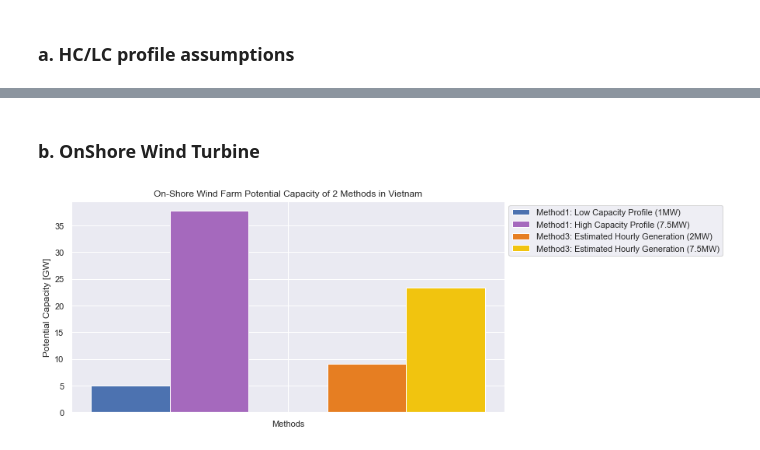
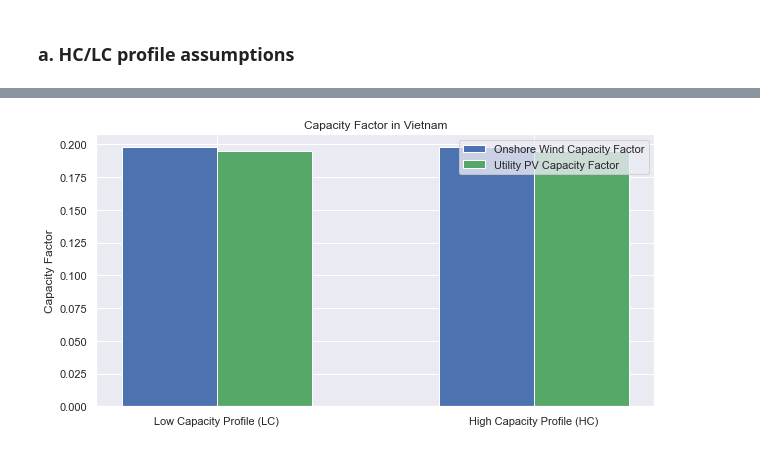
Before and after one commit to agoenergy/Assessment-of-Renewable-Energy-Potentials-based-on-Land-Availability, a Jupyter notebook: 03_capacity_generation_analysis.ipynb, the cells around one changed output, grey strips where cells are left out. Cells and saved outputs as stored; diff of their text form; code cells hidden in the pictures.

Commit message:
v1.3.1
 v1.3.1 -  Update in [03 Capacity and generation analysis](03_capacity_generation_analysis.ipynb)

```diff
--- a/03_capacity_generation_analysis.ipynb
+++ b/03_capacity_generation_analysis.ipynb
@@ -40,7 +34,7 @@ def time_sort(input_df):
     # reset time column into date time and select it as new index
     input_df.set_index('local_time')
     # add year, month and day name
-    input_df['year'] = 2020
+    input_df['year'] = 2019
     input_df['month'] = pd.DatetimeIndex(input_df['local_time']).month
     input_df['day'] = pd.DatetimeIndex(input_df['local_time']).day
     input_df['hour'] = pd.DatetimeIndex(input_df['local_time']).hour
@@ -582,20 +322,0 @@ plt.show()
-# %%
-# Capacity Factor
-method_arr = ['Methods']
-y_pos = np.arange(1)
-#method1_arr = [pv_pc_lc, wt_pc_hc]
-#method2_arr = [pv_pc_lc, pv_pc_hc]
-#method3_arr = [pv_pc_lc, pv_pc_hc]
-bar_width = 0.35
-
-sns.set(rc={'figure.figsize':(10,5)})
-m1_pvlc_rects = plt.bar(y_pos - 0.4, pv_ag_lc_cf, width= 0.2,  color='b', label='Method1: Low Capacity Profile (250Wp, no tilt angle)')
-m1_pvhc_rects = plt.bar(y_pos - 0.2, pv_ag_hc_cf, width=0.2,  color='#A569BD', label='Method1: High Capacity Profile (650Wp, no tilt angle)')
-m2_pv25_rects = plt.bar(y_pos + 0.2, pv_2_cf25, width=0.2,  color='#E67E22', label='Method2: Estimated Hourly Generation (250Wp, 35% tilt angle)')
-m2_pv6_rects = plt.bar(y_pos + 0.4, pv_2_cf6, width=0.2,  color='#F1C40F', label='Method2: Estimated Hourly Generation (600Wp, 35% tilt angle)')
-plt.xticks(y_pos, method_arr)
-plt.ylabel('Capacity Factor')
-plt.title('Utility PV Capacity Factor n  of 2 Methods in Vietnam')
-plt.legend(loc='upper left', bbox_to_anchor=(1, 1))
-plt.savefig(r'Vietnam/03_output_stage3/03_pv_capacity_factor_comparison.tiff',bbox_inches='tight', dpi=300)
-plt.show()
@@ -604,17 +323,16 @@ plt.show()
-# %% [markdown]
-### b. OnShore Wind Turbine
 # %%
-# Potential Capacity
+# capacity factor
+wt_cf_arr = [wt_cf]
+pv_cf_arr = [pv_cf]
+
 sns.set(rc={'figure.figsize':(10,5)})
-m1_pvlc_rects = plt.bar(y_pos - 0.4, wt_pc_lc, width= 0.2,  color='b', label='Method1: Low Capacity Profile (1MW)')
-m1_pvhc_rects = plt.bar(y_pos - 0.2, wt_pc_hc, width=0.2,  color='#A569BD', label='Method1: High Capacity Profile (7.5MW)')
-m2_pv25_rects = plt.bar(y_pos + 0.2, wd_2_cp2, width=0.2,  color='#E67E22', label='Method3: Estimated Hourly Generation (2MW)')
-m2_pv6_rects = plt.bar(y_pos + 0.4, wd_2_cp75, width=0.2,  color='#F1C40F', label='Method3: Estimated Hourly Generation (7.5MW)')
-plt.xticks(y_pos, method_arr)
-plt.ylabel('Potential Capacity [GW]')
-plt.title('On-Shore Wind Farm Potential Capacity of 2 Methods in Vietnam')
-plt.legend(loc='upper left', bbox_to_anchor=(1, 1))
-plt.savefig(r'Vietnam/03_output_stage3/03_wind_potential_capacity_comparison.tiff',bbox_inches='tight', dpi=300)
+wt_cf_rects = plt.bar(y_pos - 0.15, wt_cf_arr, width= 0.3,  color='b', label='Onshore Wind Capacity Factor')
+pv_cf_rects = plt.bar(y_pos + 0.15, pv_cf_arr, width=0.3,  color='g', label='Utility PV Capacity Factor')
+plt.xticks(y_pos, profile_arr)
+plt.ylabel('Capacity Factor')
+plt.title('Capacity Factor in Vietnam')
+plt.savefig('Vietnam/03_output_stage3/03_cf_comparison.tiff',bbox_inches='tight', dpi=300)
+plt.legend()
 plt.show()
 # %% [output]
-[figure, old version]
+[figure, new version]
```
Also changed, not shown: parts of 44 cells of this notebook, 2 other files.
